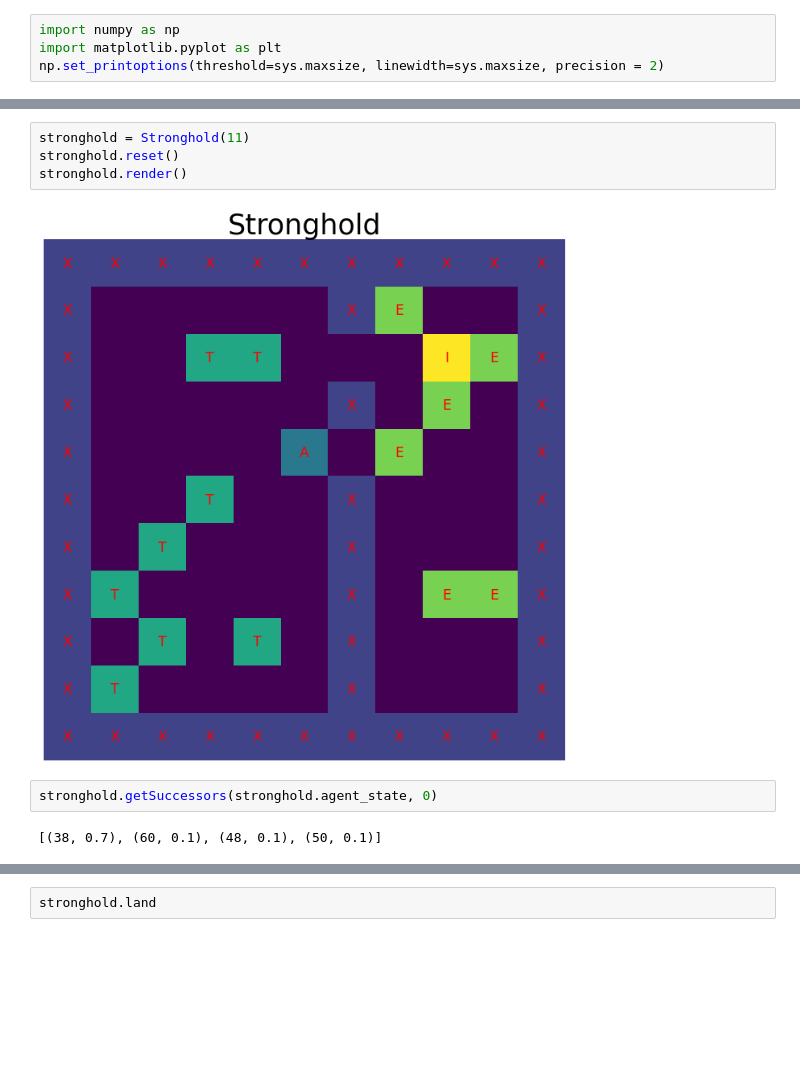
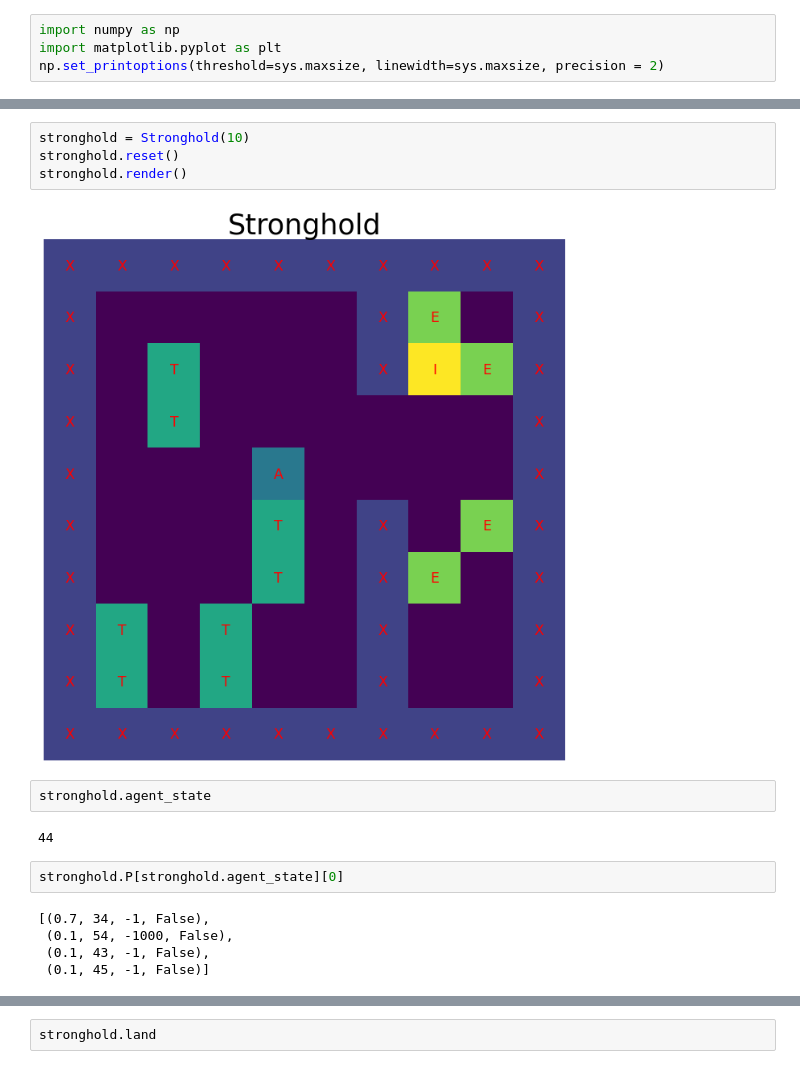
Before and after one commit to Assassinsarms/Stronghold-MDP-Q-learning-in-Stronghold-Environment-DDPG-in-Lunar-Lander, a Jupyter notebook: Aaron_Mir_INM707_Task1.ipynb, the cells around one changed output, grey strips where cells are left out. Saved outputs shown, nothing was run; the diff lists cells and outputs as text; blank space fills up the shorter version.

```diff
--- a/Aaron_Mir_INM707_Task1.ipynb
+++ b/Aaron_Mir_INM707_Task1.ipynb
@@ -332,12 +329,19 @@ class Stronghold(): # discrete.DiscreteEnv
         plt.axis('off')
         plt.show()
 # %%
-stronghold = Stronghold(11)
+stronghold = Stronghold(10)
 stronghold.reset()
 stronghold.render()
 # %% [output]
-[figure, old version]
+[figure, new version]
+# %%
+stronghold.agent_state
+# %% [output]
+44
 # %%
-stronghold.getSuccessors(stronghold.agent_state, 0)
+stronghold.P[stronghold.agent_state][0]
 # %% [output]
-[(38, 0.7), (60, 0.1), (48, 0.1), (50, 0.1)]
+[(0.7, 34, -1, False),
+ (0.1, 54, -1000, False),
+ (0.1, 43, -1, False),
+ (0.1, 45, -1, False)]
```
Also changed, not shown: parts of 16 cells of this notebook.
